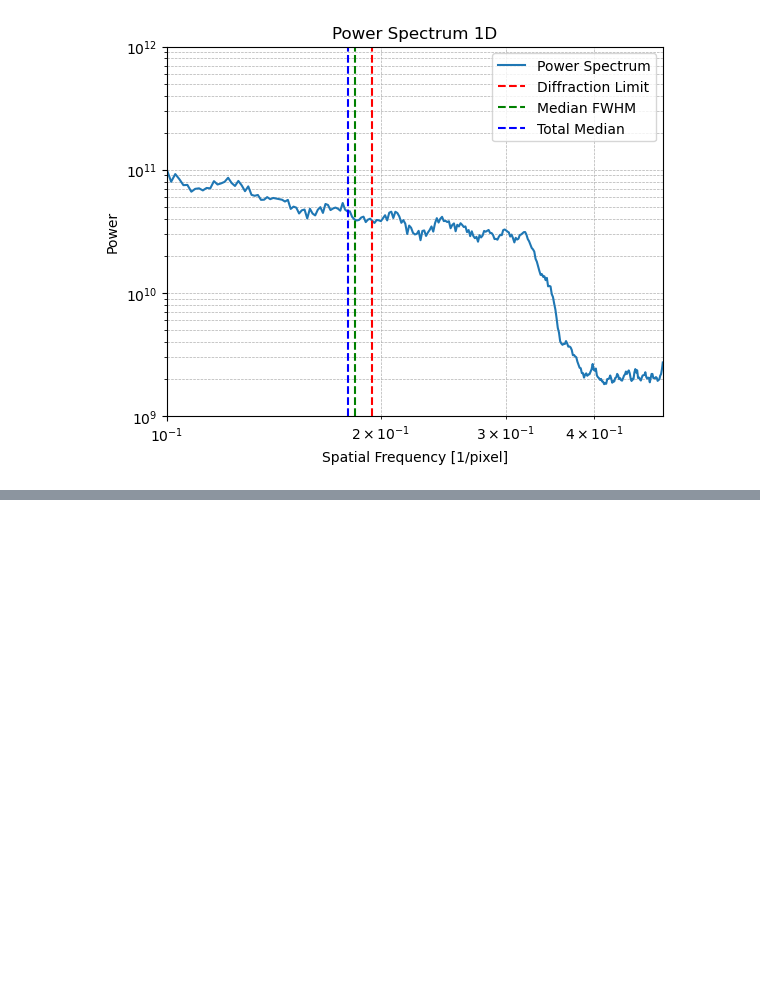
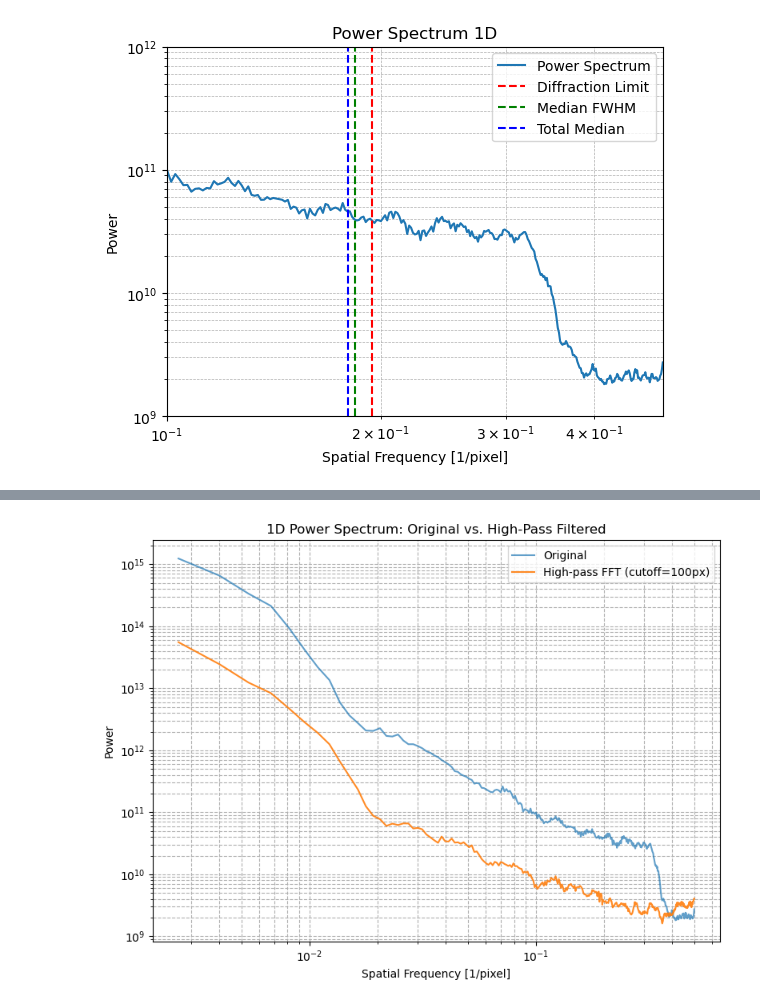
Before and after one commit to Leonardo-5/Speckle-Analisys-for-AO, a Jupyter notebook: speckle_FFT.ipynb, the cells around one changed output, grey strips where cells are left out. Drawn from its saved outputs; the diff is of its cells as text; code cells hidden in the pictures; blank space fills up the shorter version.

Commit message:
Filter update

```diff
--- a/speckle_FFT.ipynb
+++ b/speckle_FFT.ipynb
@@ -362,0 +370,83 @@ Notes:
+# %%
+import numpy as np
+from astropy.io.fits import Header
+import astropy.units as u
+from turbustat.statistics import PowerSpectrum
+import matplotlib.pyplot as plt
+
+
+def high_pass_filter_fft(img, cutoff):
+    f = np.fft.fft2(img)
+    fshift = np.fft.fftshift(f)
+
+    rows, cols = img.shape
+    crow, ccol = rows // 2, cols // 2
+
+    # circular high-pass mask
+    mask = np.ones((rows, cols), dtype=np.float32)
+    y, x = np.ogrid[:rows, :cols]
+    mask_area = (x - ccol)**2 + (y - crow)**2 <= cutoff**2
+    mask[mask_area] = 0
+
+    # Apply mask in Fourier space
+    fshift_filtered = fshift * mask
+    f_ishift = np.fft.ifftshift(fshift_filtered)
+    img_back = np.fft.ifft2(f_ishift)
+
+    return np.abs(img_back), mask
+
+imagenumber = 1500
+data = immagini[imagenumber]
+background_level = np.median(data)
+data = data - background_level
+data[data < 0] = 0
+image = data.copy()
+
+#High-Pass Filter
+cutoff = 100  # This removes features larger than ~20 px
+highpass, mask = high_pass_filter_fft(image, cutoff=cutoff)
+
+
+header = Header()
+header['CDELT1'] = 1.0
+header['CDELT2'] = 1.0
+
+# Power Spectrum
+pspec_raw = PowerSpectrum(image, header=header, distance=1 * u.pc)
+pspec_raw.run(verbose=False, xunit=u.pix**-1)
+
+pspec_filtered = PowerSpectrum(highpass, header=header, distance=1 * u.pc)
+pspec_filtered.run(verbose=False, xunit=u.pix**-1)
+
+
+plt.figure(figsize=(8, 6))
+plt.plot(pspec_raw.freqs.value, pspec_raw.ps1D, label='Original', alpha=0.7)
+plt.plot(pspec_filtered.freqs.value, pspec_filtered.ps1D, label=f'High-pass FFT (cutoff={cutoff}px)', alpha=0.9)
+
+plt.xscale('log')
+plt.yscale('log')
+plt.xlabel("Spatial Frequency [1/pixel]")
+plt.ylabel("Power")
+plt.title("1D Power Spectrum: Original vs. High-Pass Filtered")
+plt.legend()
+plt.grid(True, which='both', linestyle='--')
+plt.tight_layout()
+plt.show()
+
+# Visualize FFT magnitude and the mask
+f = np.fft.fftshift(np.fft.fft2(image))
+magnitude = np.log(np.abs(f) + 1)
+
+plt.figure(figsize=(12,5))
+plt.subplot(1,2,1)
+plt.imshow(magnitude, cmap='gray')
+plt.title("FFT Magnitude (log scale)")
+plt.colorbar()
+
+plt.subplot(1,2,2)
+plt.imshow(mask, cmap='gray')
+plt.title("High-Pass Mask")
+plt.colorbar()
+plt.show()
+# %% [output]
+[figure, added]
```
Also changed, not shown: parts of 7 cells of this notebook, 3 other files.
